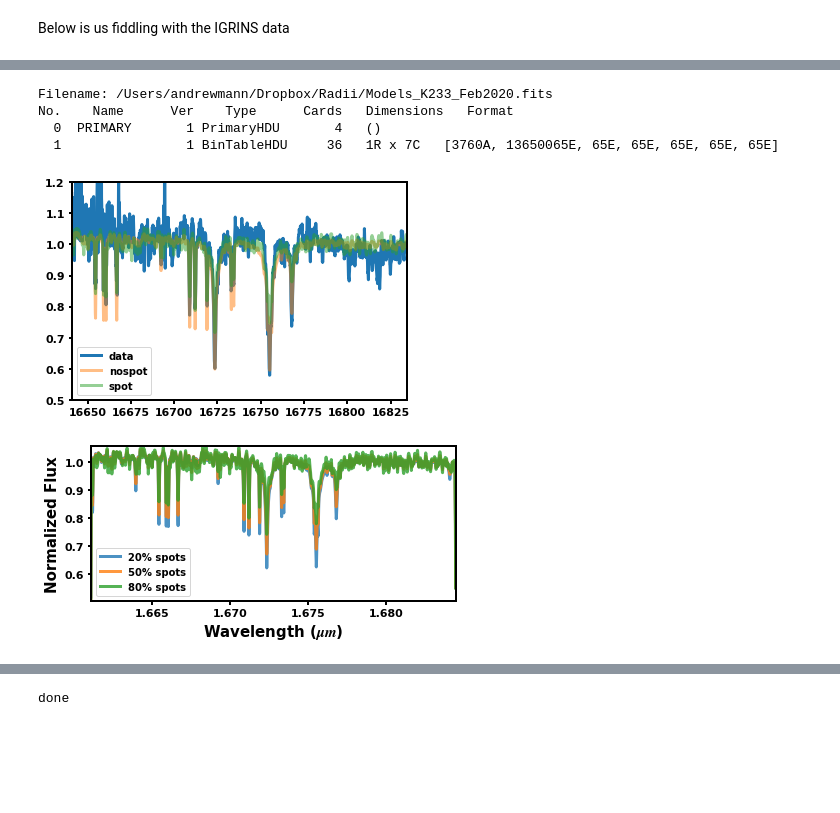
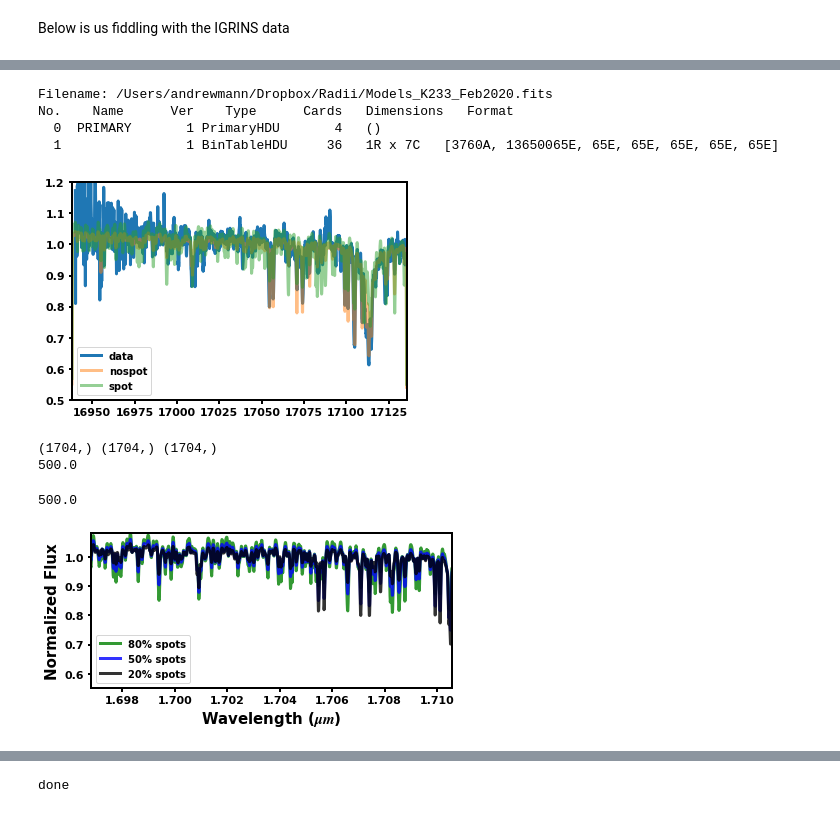
Before and after one commit to awmann/K233Spots, a Jupyter notebook: multi_spec_fit_IGRINS.ipynb, the cells around one changed output, grey strips where cells are left out. Drawn from its saved outputs; the diff is of its cells as text; code cells hidden in the pictures; blank space fills up the shorter version.

Commit message:
looping IGRINS data

```diff
--- a/multi_spec_fit_IGRINS.ipynb
+++ b/multi_spec_fit_IGRINS.ipynb
@@ -75,6 +75,13 @@ def doublespec(teffs,spectra, teff1,teff2,fS):
 # %% [markdown]
 Below is us fiddling with the IGRINS data
 # %%
+hdul = fits.open('SDCK_20170316_0102.spec_a0v.fits')
+hdul.info()
+hdr = hdul[1].header
+data = hdul[1].data
+hdul2 = fits.open('SDCK_20170316_0102.variance.fits')
+data2 = hdul2[0].data
+
 hdul = fits.open('SDCH_20170316_0102.spec_a0v.fits')
 hdul.info()
 hdr = hdul[1].header
@@ -89,8 +96,8 @@ igspec_a0 = hdul[3].data
 igspec_vega = hdul[4].data
 igspec_dividecont = hdul[5].data
 
-index = 9
-wrange = [np.min(igwave[index,:])+30,np.max(igwave[index,:])-10]
+index = 7
+wrange = [np.min(igwave[index,:])+20,np.max(igwave[index,:])-20]
 plt.plot(igwave[index,:],igspec_diva0[index,:])
 plt.xlim(wrange[0],wrange[1])
 plt.tight_layout()
@@ -116,9 +123,9 @@ plt.ylim(1,1e4)
 plt.tight_layout()
 plt.show()
 
-plt.plot(igwave[index,:],igspec_dividecont[index,:])
-plt.xlim(wrange[0],wrange[1])
-plt.ylim(2e6,4e6)
-plt.tight_layout()
-plt.show()
+#plt.plot(igwave[index,:],igspec_dividecont[index,:])
+#plt.xlim(wrange[0],wrange[1])
+#plt.ylim(2e6,4e6)
+#plt.tight_layout()
+#plt.show()
 # %% [output]
@@ -131,11 +158,10 @@ ll = np.where((np.isfinite(igrinserr))&(np.isfinite(igrinswave))&(np.isfinite(ig
 igrinsspec = np.squeeze(igrinsspec[ll])
 igrinserr = np.squeeze(igrinserr[ll])
 igrinswave = np.squeeze(igrinswave[ll])
-#ll = np.where(igrinswave > 16955)
-#print(np.shape(igrinswave),np.shape(ll))
-#igrinsspec = igrinsspec[ll]
-#igrinserr = igrinserr[ll]
-#igrinswave = igrinswave[ll]
+ll = np.where((igrinswave > wrange[0])&(igrinswave < wrange[1]) )
+igrinsspec = igrinsspec[ll]
+igrinserr = igrinserr[ll]
+igrinswave = igrinswave[ll]
 igrinserr/=np.median(igrinsspec[np.where((igrinswave > wrange[0])&(igrinswave < wrange[1]))])
 igrinsspec/=np.median(igrinsspec[np.where((igrinswave > wrange[0])&(igrinswave < wrange[1]))])
 plt.plot(igrinswave+2,igrinsspec,label='data')
@@ -154,6 +180,21 @@ modellogg = np.squeeze(data['logg'])
 modelafe = np.squeeze(data['a_fe'])
 modelmh = np.squeeze(data['metal'])
 modelspectra = np.squeeze(data['spectrum'])
+
+#modelspec1 = doublespec(modelteff, modelspectra, 3540,2800,0.2)
+#modelspec2= doublespec(modelteff, modelspectra, 3540,2800,0.5)
+#modelspec3 = doublespec(modelteff, modelspectra, 3540,2800,0.8)
+#for ii in x:
+#    print(ii)
+#    igrinswave = igwave[ii,:]
+#    ll = np.where((modelwave > np.min(igrinswave))&(modelwave < np.max(igrinswave)))
+#    plt.plot(modelwave,modelspec3/np.median(modelspec3[ll]),label='80% spots',alpha=0.7)
+#    plt.plot(modelwave,modelspec2/np.median(modelspec2[ll]),label='50% spots',alpha=0.7)
+#    plt.plot(modelwave,modelspec1/np.median(modelspec1[ll]),label='20% spots',alpha=0.7)
+#    plt.xlim(np.min(igrinswave)+10,np.max(igrinswave)-10)
+#    plt.ylim(0.3,1.4)
+#    plt.legend()
+#    plt.show()
 
 ## resample model spectra
 from gaussfold import gaussfold as gf
@@ -181,50 +222,41 @@ plt.ylim(0.5,1.2)
 plt.legend()
 plt.show()
 
-#plt.plot(modelwave,)
-
-# x = np.arange(27)
-# for ii in x:
-#     print(ii)
-#     igrinswave = igwave[ii,:]
-#     ll = np.where((modelwave > np.min(igrinswave))&(modelwave < np.max(igrinswave)))
-#     plt.plot(modelwave,modelspec2/np.median(modelspec2[ll]))
-#     plt.plot(modelwave,modelspec/np.median(modelspec[ll]))
-#     plt.xlim(np.min(igrinswave),np.max(igrinswave))
-#     plt.ylim(0.3,1.4)
-#     plt.show()
+print(np.shape(modelwave),np.shape(modelspec),np.shape(igrinsspec))
 # %% [output]
 Filename: /Users/andrewmann/Dropbox/Radii/Models_K233_Feb2020.fits
 No.    Name      Ver    Type      Cards   Dimensions   Format
   0  PRIMARY       1 PrimaryHDU       4   ()
   1                1 BinTableHDU     36   1R x 7C   [3760A, 13650065E, 65E, 65E, 65E, 65E, 65E]
-[figure, old version]
+[figure, new version]
+(1704,) (1704,) (1704,)
+500.0
 # %%
 fig, ax = plt.subplots()
 fig.set_size_inches(6, 3)
 
 alpha = 0.8
 ## here let's make some example spectra to show off why this method works
-#plt.plot(obswav_cut,obsspec_cut/np.median(obsspec_cut),label='data')
+spec3 = doublespec(modelteff,modelspectra,3540,2800,0.8)
+plt.plot(modelwave/1e4,spec3/np.median(spec3),label='80% spots',alpha=alpha,color='green')
+spec2 = doublespec(modelteff,modelspectra,3540,2800,0.5)
+plt.plot(modelwave/1e4,spec2/np.median(spec2),label='50% spots',alpha=alpha,color='blue')
 spec1 = doublespec(modelteff,modelspectra,3540,2800,0.2)
-plt.plot(modelwave/1e4,spec1/np.median(spec1),label='20% spots',alpha=alpha)
-spec2 = doublespec(modelteff,modelspectra,3540,2800,0.5)
-plt.plot(modelwave/1e4,spec2/np.median(spec2),label='50% spots',alpha=alpha)
-spec3 = doublespec(modelteff,modelspectra,3540,2800,0.8)
-plt.plot(modelwave/1e4,spec3/np.median(spec3),label='80% spots',alpha=alpha)
+plt.plot(modelwave/1e4,spec1/np.median(spec1),label='20% spots',alpha=alpha,color='black')
 
 plt.tight_layout
-ax.set_xlim(np.min(modelwave/1e4),np.max(modelwave/1e4))
+ax.set_xlim(np.min(modelwave/1e4)+0.003,np.max(modelwave/1e4)-0.003)
 #plt.xscale('log')
 #plt.yscale('log')
 ax.set_ylim(np.min(spec3/np.median(spec3)),np.max(spec3/np.median(spec3)))
 plt.legend()
 ax.set_ylabel(r'Normalized Flux')
 ax.set_xlabel(r'Wavelength ($\mu m$)')
 plt.tight_layout()
 plt.savefig('Example_spots_highres.pdf')
 # %% [output]
+500.0
-[figure, old version]
+[figure, new version]
 # %%
 ## the likelihood for fitting IGRINS data
 ## 1) Tsurf
```
Also changed, not shown: parts of 6 cells of this notebook, 1 other file.
